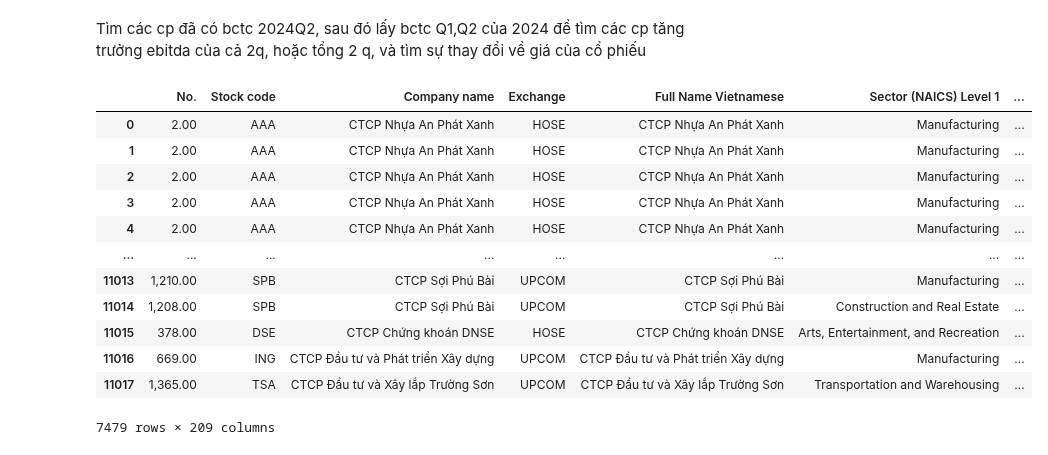
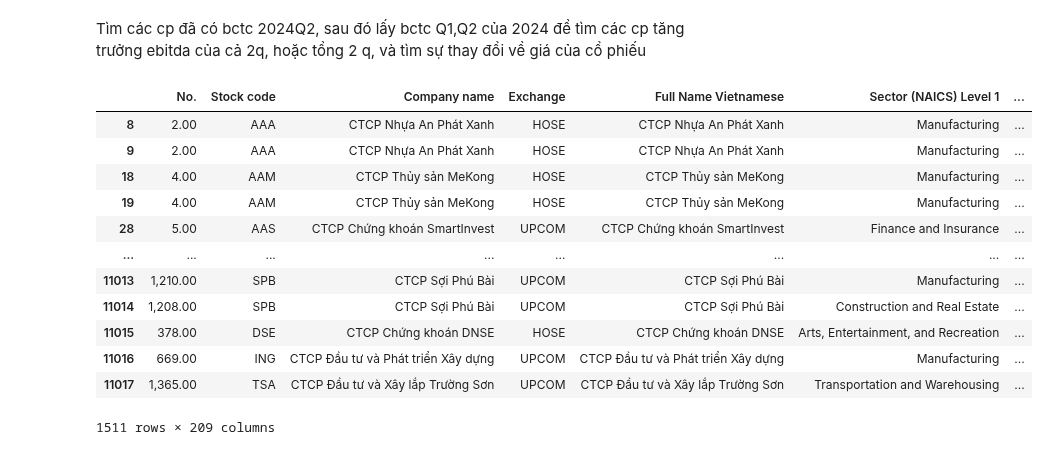
Before and after one commit to mrtotet/Statement_analyst_all_3, a Jupyter notebook: notebooks/data_from_vietstock/analyst.ipynb, the cells around one changed output. Saved outputs shown, nothing was run; the diff lists cells and outputs as text; code cells hidden in the pictures.

```diff
--- a/notebooks/data_from_vietstock/analyst.ipynb
+++ b/notebooks/data_from_vietstock/analyst.ipynb
@@ -258,21 +258,22 @@ Tìm các cp đã có bctc 2024Q2, sau đó lấy bctc Q1,Q2 của 2024 để t
 # %%
 # Tìm các 'stock code' có 'Year_Q' là '2024Q2' và
 valid_stock_codes = BCTC[BCTC['Year_Q'] == '2024Q2']['Stock code'].unique()
 
 # Lọc các hàng dựa trên các 'stock code' đã tìm thấy
 BCTC_2024Q2_filtered = BCTC[BCTC['Stock code'].isin(valid_stock_codes)]
+BCTC_2024Q2_filtered = BCTC_2024Q2_filtered[(BCTC_2024Q2_filtered['Year'] == 2024) & (BCTC_2024Q2_filtered['Quarter'] <= 2) ]
 BCTC_2024Q2_filtered
 # %% [output]
 |  | No. | Stock code | Company name | Exchange | Full Name Vietnamese | Sector (NAICS) Level 1 | ... |
-| 0 | 2.00 | AAA | CTCP Nhựa An Phát Xanh | HOSE | CTCP Nhựa An Phát Xanh | Manufacturing | ... |
-| 1 | 2.00 | AAA | CTCP Nhựa An Phát Xanh | HOSE | CTCP Nhựa An Phát Xanh | Manufacturing | ... |
-| 2 | 2.00 | AAA | CTCP Nhựa An Phát Xanh | HOSE | CTCP Nhựa An Phát Xanh | Manufacturing | ... |
-| 3 | 2.00 | AAA | CTCP Nhựa An Phát Xanh | HOSE | CTCP Nhựa An Phát Xanh | Manufacturing | ... |
-| 4 | 2.00 | AAA | CTCP Nhựa An Phát Xanh | HOSE | CTCP Nhựa An Phát Xanh | Manufacturing | ... |
+| 8 | 2.00 | AAA | CTCP Nhựa An Phát Xanh | HOSE | CTCP Nhựa An Phát Xanh | Manufacturing | ... |
+| 9 | 2.00 | AAA | CTCP Nhựa An Phát Xanh | HOSE | CTCP Nhựa An Phát Xanh | Manufacturing | ... |
+| 18 | 4.00 | AAM | CTCP Thủy sản MeKong | HOSE | CTCP Thủy sản MeKong | Manufacturing | ... |
+| 19 | 4.00 | AAM | CTCP Thủy sản MeKong | HOSE | CTCP Thủy sản MeKong | Manufacturing | ... |
+| 28 | 5.00 | AAS | CTCP Chứng khoán SmartInvest | UPCOM | CTCP Chứng khoán SmartInvest | Finance and Insurance | ... |
 | ... | ... | ... | ... | ... | ... | ... | ... |
 | 11013 | 1,210.00 | SPB | CTCP Sợi Phú Bài | UPCOM | CTCP Sợi Phú Bài | Manufacturing | ... |
 | 11014 | 1,208.00 | SPB | CTCP Sợi Phú Bài | UPCOM | CTCP Sợi Phú Bài | Construction and Real Estate | ... |
 | 11015 | 378.00 | DSE | CTCP Chứng khoán DNSE | HOSE | CTCP Chứng khoán DNSE | Arts, Entertainment, and Recreation | ... |
 | 11016 | 669.00 | ING | CTCP Đầu tư và Phát triển Xây dựng | UPCOM | CTCP Đầu tư và Phát triển Xây dựng | Manufacturing | ... |
 | 11017 | 1,365.00 | TSA | CTCP Đầu tư và Xây lắp Trường Sơn | UPCOM | CTCP Đầu tư và Xây lắp Trường Sơn | Transportation and Warehousing | ... |
-7479 rows × 209 columns
+1511 rows × 209 columns
```
